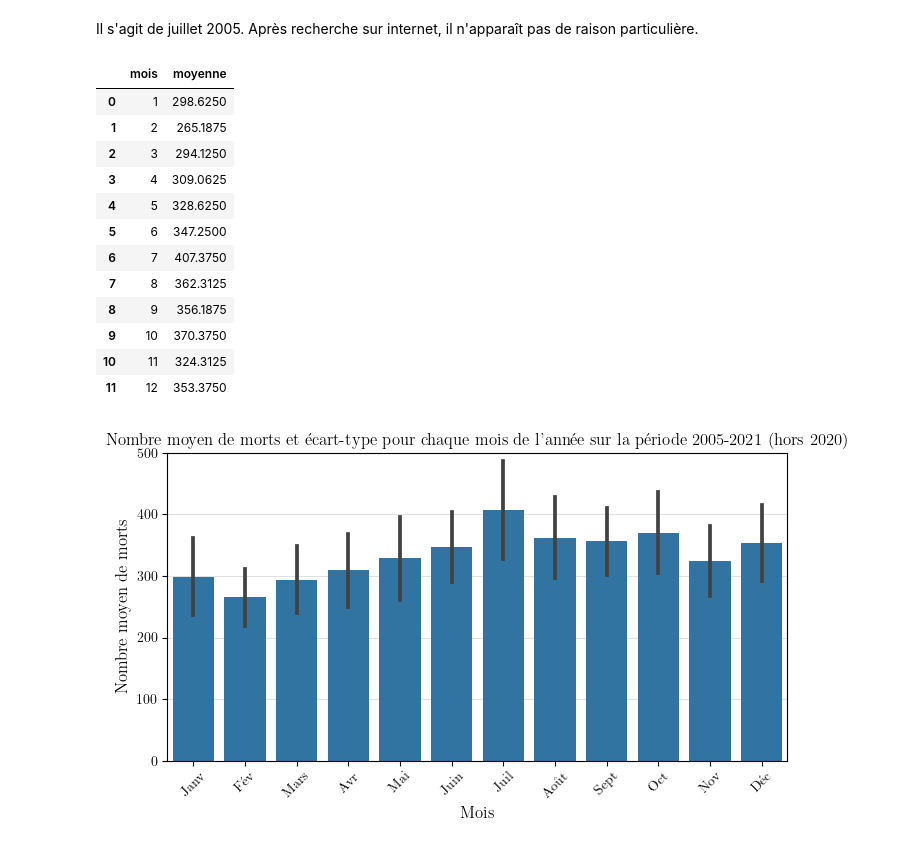
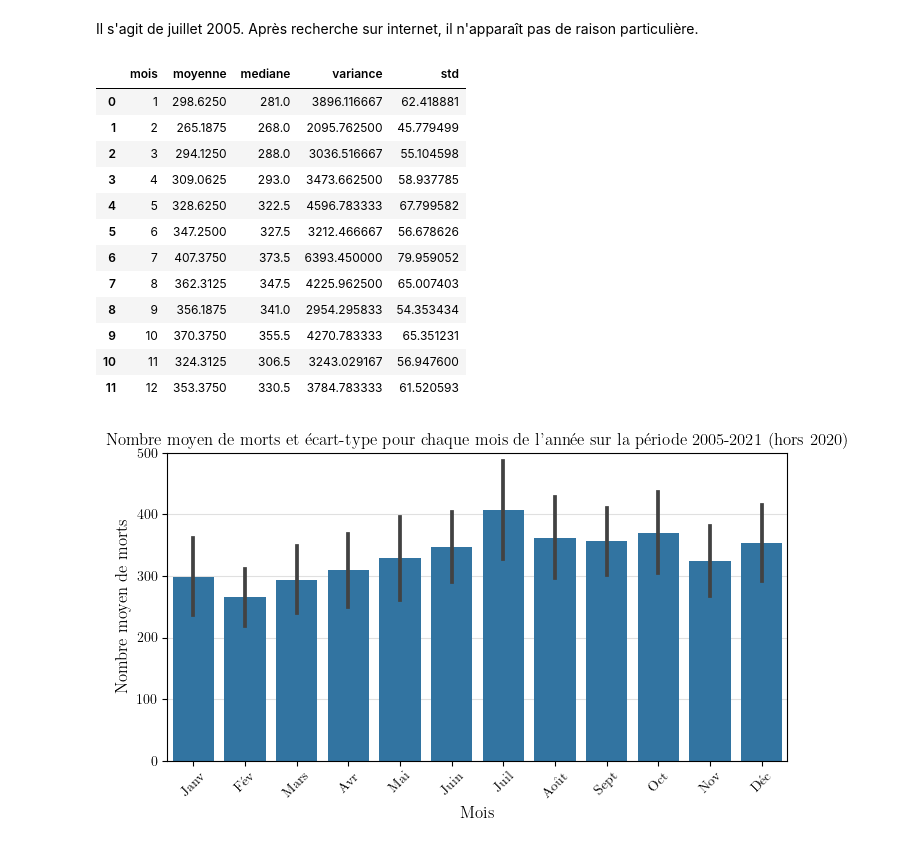
Before and after one commit to nlejay/accidents_circulation, a Jupyter notebook: projet_acc_route.ipynb, the cells around one changed output. Drawn from its saved outputs; the diff is of its cells as text; code cells hidden in the pictures.

```diff
--- a/projet_acc_route.ipynb
+++ b/projet_acc_route.ipynb
@@ -763,25 +766,28 @@ Il s'agit de juillet 2005. Après recherche sur internet, il n'apparaît pas de
 # %%
 # Moyenne par mois
 moy_morts_mois = (morts_par_mois
                 .groupby('mois')
-                .agg(moyenne = pd.NamedAgg('Effectif','mean'))
+                .agg(moyenne = pd.NamedAgg('Effectif','mean'),
+                     mediane = pd.NamedAgg('Effectif','median'),
+                     variance = pd.NamedAgg('Effectif','var'),
+                     std = pd.NamedAgg('Effectif','std'))
                 .reset_index()
                )
 moy_morts_mois
 # %% [output]
-|  | mois | moyenne |
-| 0 | 1 | 298.6250 |
-| 1 | 2 | 265.1875 |
-| 2 | 3 | 294.1250 |
-| 3 | 4 | 309.0625 |
-| 4 | 5 | 328.6250 |
-| 5 | 6 | 347.2500 |
-| 6 | 7 | 407.3750 |
-| 7 | 8 | 362.3125 |
-| 8 | 9 | 356.1875 |
-| 9 | 10 | 370.3750 |
-| 10 | 11 | 324.3125 |
-| 11 | 12 | 353.3750 |
+|  | mois | moyenne | mediane | variance | std |
+| 0 | 1 | 298.6250 | 281.0 | 3896.116667 | 62.418881 |
+| 1 | 2 | 265.1875 | 268.0 | 2095.762500 | 45.779499 |
+| 2 | 3 | 294.1250 | 288.0 | 3036.516667 | 55.104598 |
+| 3 | 4 | 309.0625 | 293.0 | 3473.662500 | 58.937785 |
+| 4 | 5 | 328.6250 | 322.5 | 4596.783333 | 67.799582 |
+| 5 | 6 | 347.2500 | 327.5 | 3212.466667 | 56.678626 |
+| 6 | 7 | 407.3750 | 373.5 | 6393.450000 | 79.959052 |
+| 7 | 8 | 362.3125 | 347.5 | 4225.962500 | 65.007403 |
+| 8 | 9 | 356.1875 | 341.0 | 2954.295833 | 54.353434 |
+| 9 | 10 | 370.3750 | 355.5 | 4270.783333 | 65.351231 |
+| 10 | 11 | 324.3125 | 306.5 | 3243.029167 | 56.947600 |
+| 11 | 12 | 353.3750 | 330.5 | 3784.783333 | 61.520593 |
 # %%
 # Représentation graphique du nombre d'accidents moyen par mois de l'année
 
```
Also changed, not shown: parts of 31 cells of this notebook.
